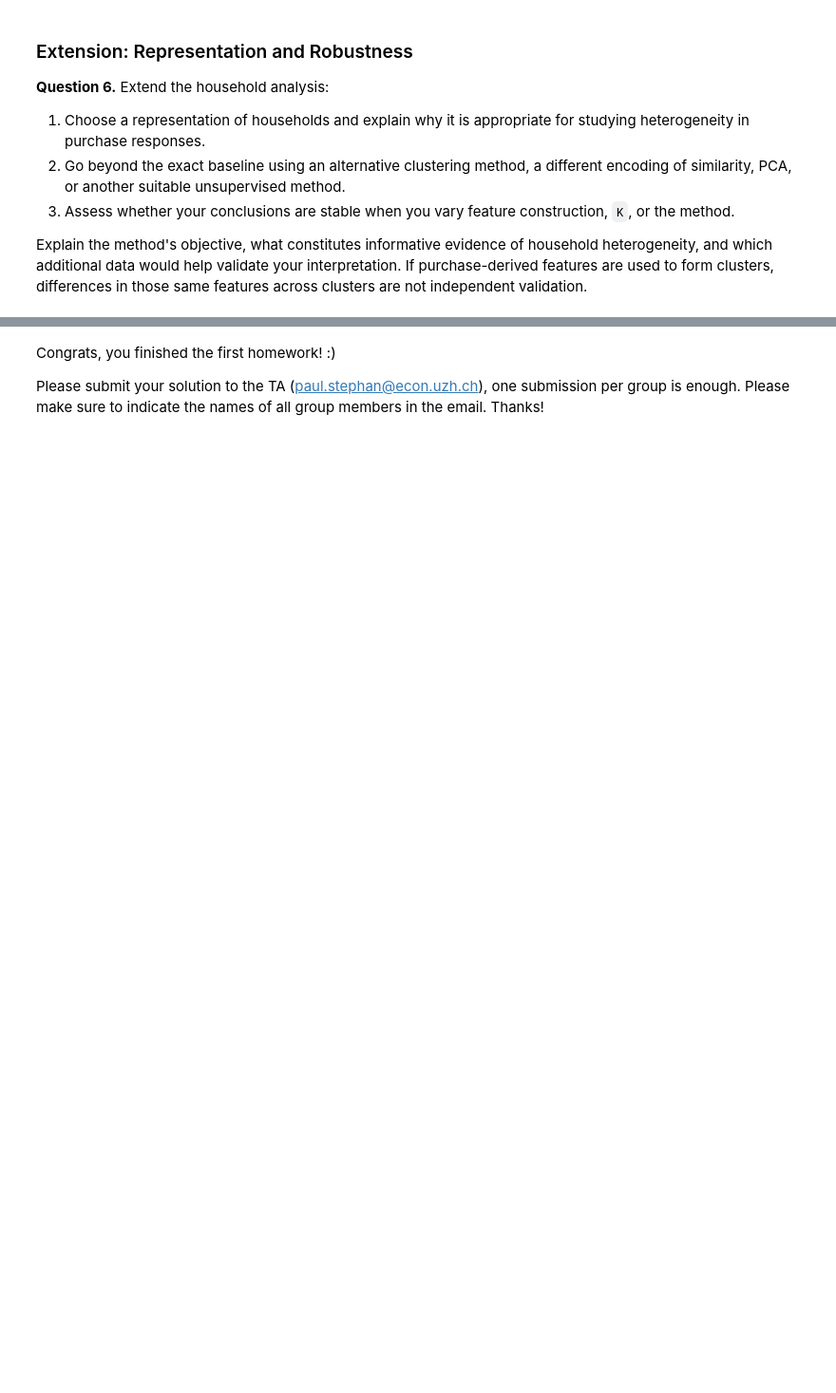
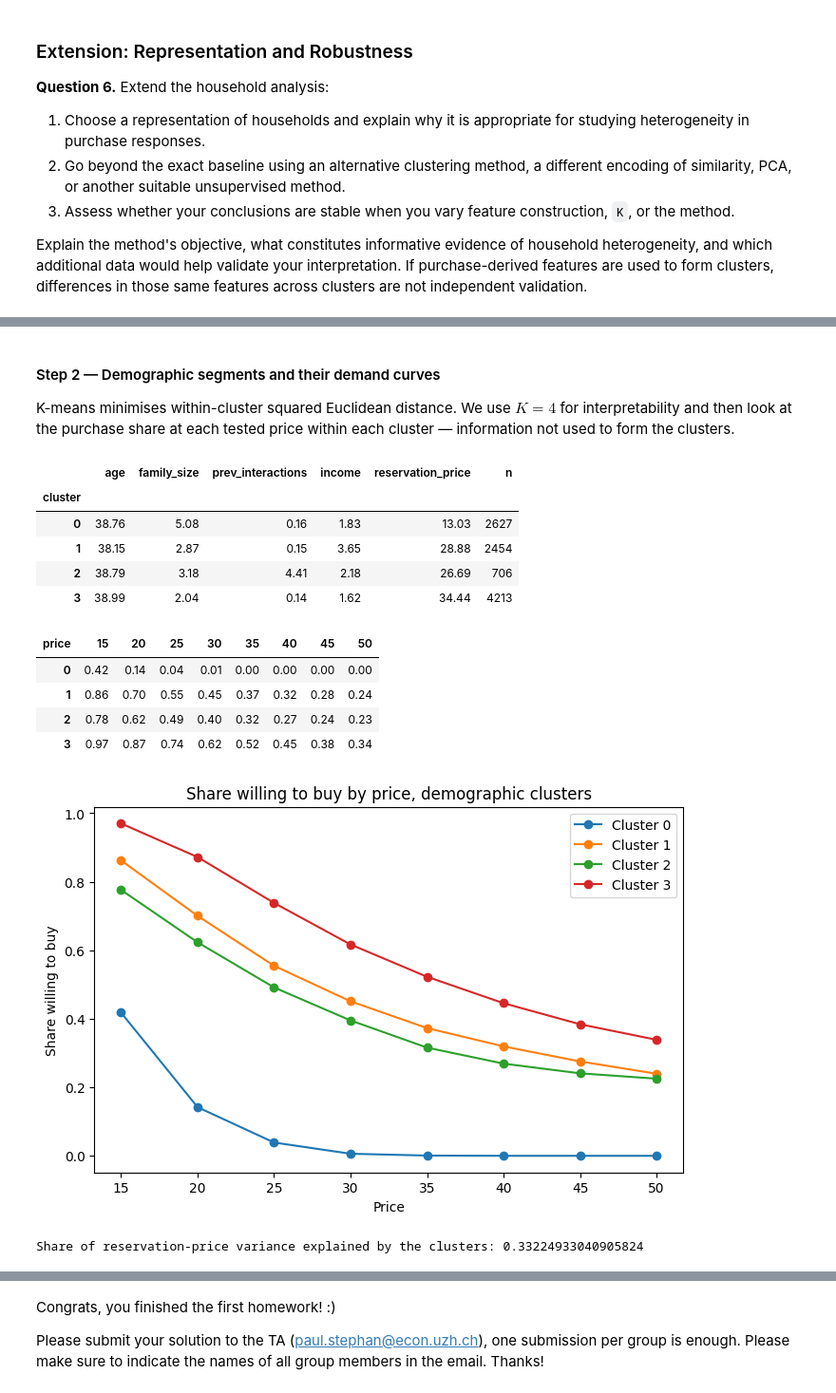
Before and after one commit to KEDES1998/ML_in_Econ, a Jupyter notebook: HW1/ML_Econ_2026_Problem_Set_1.ipynb, the cells around one changed output, grey strips where cells are left out. Shown at 95% size. Saved outputs shown, nothing was run; the diff lists cells and outputs as text; code cells hidden in the pictures; blank space fills up the shorter version.

```diff
--- a/HW1/ML_Econ_2026_Problem_Set_1.ipynb
+++ b/HW1/ML_Econ_2026_Problem_Set_1.ipynb
@@ -1116,0 +1992,4 @@ cluster_means
+# %%
+curves = df_raw.pivot(index="household_id", columns="price", values="purchase").loc[households["household_id"]]
+print(curves.groupby(labels).mean().round(2))
+print(pd.crosstab(labels, households["income_bracket"], normalize="index").round(2))
@@ -1128,0 +2032,15 @@ Explain the method's objective, what constitutes informative evidence of househo
+# %%
+from sklearn.mixture import GaussianMixture
+from sklearn.metrics import adjusted_rand_score
+
+income_order = {"50k–60k": 0, "60k–70k": 1, "70k–85k": 2, "85k–95k": 3, "95k+": 4}
+demo = households[["age", "family_size", "prev_interactions"]].assign(income=households["income_bracket"].map(income_order))
+X_demo = StandardScaler().fit_transform(demo)
+
+rows = []
+for k in range(2, 7):
+    km_k = KMeans(n_clusters=k, random_state=42, n_init=10).fit(X_demo)
+    gm_k = GaussianMixture(n_components=k, random_state=42, n_init=3).fit(X_demo)
+    rows.append({"K": k, "silhouette_kmeans": silhouette_score(X_demo, km_k.labels_, sample_size=5000, random_state=0),
+                 "ARI_kmeans_vs_GMM": adjusted_rand_score(km_k.labels_, gm_k.predict(X_demo))})
+pd.DataFrame(rows)
@@ -1128,0 +2054,38 @@ Explain the method's objective, what constitutes informative evidence of househo
+# %% [markdown]
+#### Step 2 — Demographic segments and their demand curves
+K-means minimises within-cluster squared Euclidean distance. We use $K=4$ for interpretability and then look at the purchase share at each tested price within each cluster — information not used to form the clusters.
+# %%
+K_DEMO = 4
+km_demo = KMeans(n_clusters=K_DEMO, random_state=42, n_init=10).fit(X_demo)
+demo_profile = demo.assign(reservation_price=households["reservation_price"], cluster=km_demo.labels_)
+display(demo_profile.groupby("cluster").mean().round(2).assign(n=demo_profile["cluster"].value_counts().sort_index()))
+
+demand_demo = curves.groupby(km_demo.labels_).mean()
+display(demand_demo.round(2))
+
+plt.figure(figsize=(8, 5))
+for c in demand_demo.index:
+    plt.plot(demand_demo.columns, demand_demo.loc[c], marker="o", label=f"Cluster {c}")
+plt.title("Share willing to buy by price, demographic clusters")
+plt.xlabel("Price")
+plt.ylabel("Share willing to buy")
+plt.legend()
+plt.show()
+
+rp = demo_profile["reservation_price"]
+print("Share of reservation-price variance explained by the clusters:",
+      1 - ((rp - rp.groupby(km_demo.labels_).transform("mean")) ** 2).sum() / ((rp - rp.mean()) ** 2).sum())
+# %% [output]
+|  | age | family_size | prev_interactions | income | reservation_price | n |
+| cluster |  |  |  |  |  |  |
+| 0 | 38.76 | 5.08 | 0.16 | 1.83 | 13.03 | 2627 |
+| 1 | 38.15 | 2.87 | 0.15 | 3.65 | 28.88 | 2454 |
+| 2 | 38.79 | 3.18 | 4.41 | 2.18 | 26.69 | 706 |
+| 3 | 38.99 | 2.04 | 0.14 | 1.62 | 34.44 | 4213 |
+| price | 15 | 20 | 25 | 30 | 35 | 40 | 45 | 50 |
+| 0 | 0.42 | 0.14 | 0.04 | 0.01 | 0.00 | 0.00 | 0.00 | 0.00 |
+| 1 | 0.86 | 0.70 | 0.55 | 0.45 | 0.37 | 0.32 | 0.28 | 0.24 |
+| 2 | 0.78 | 0.62 | 0.49 | 0.40 | 0.32 | 0.27 | 0.24 | 0.23 |
+| 3 | 0.97 | 0.87 | 0.74 | 0.62 | 0.52 | 0.45 | 0.38 | 0.34 |
+[figure, added]
+Share of reservation-price variance explained by the clusters: 0.33224933040905824
```
Also changed, not shown: parts of 114 cells of this notebook, 1 other file.
